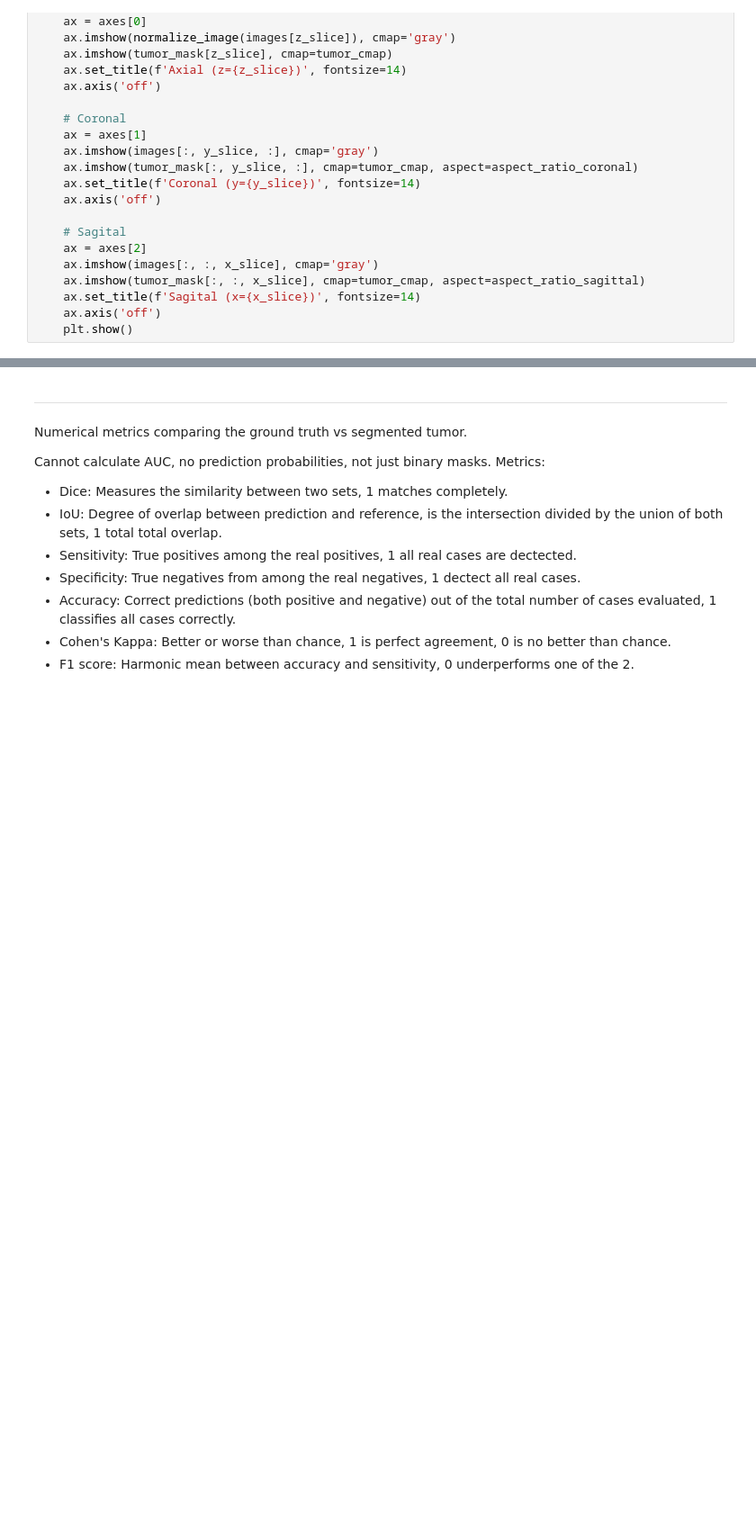
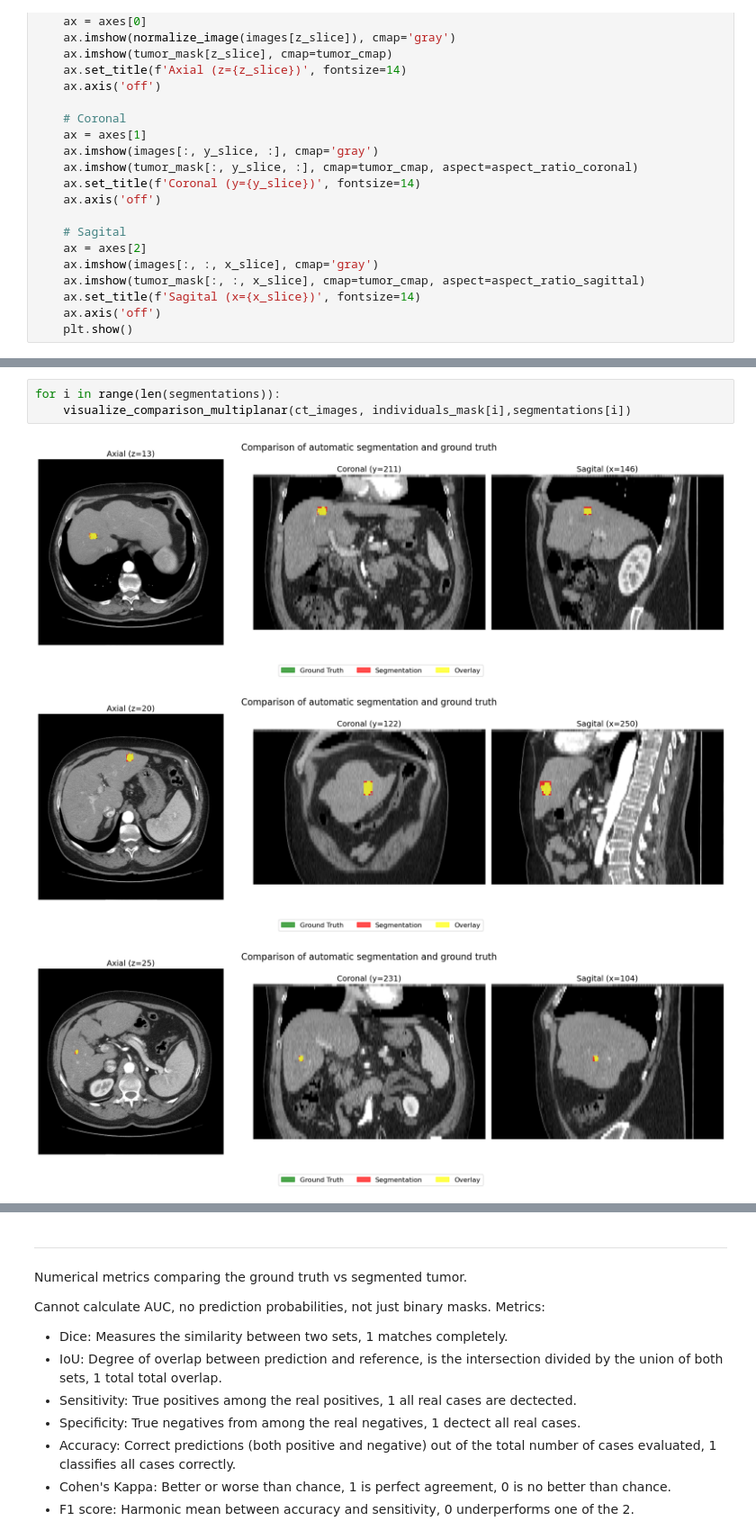
Before and after one commit to Lidnmp/medical_images_project, a Jupyter notebook: pt2.ipynb, the cells around one changed output, grey strips where cells are left out. Shown at 90% size. Drawn from its saved outputs; the diff is of its cells as text; blank space fills up the shorter version.

```diff
--- a/pt2.ipynb
+++ b/pt2.ipynb
@@ -399 +392,8 @@ visualize_comparison_multiplanar(ct_images, individuals_mask[2],borders[2])
+# %%
+for i in range(len(segmentations)):
+    visualize_comparison_multiplanar(ct_images, individuals_mask[i],segmentations[i])
+# %% [output]
+[figure, added]
+[figure, added]
+[figure, added]
 # %% [markdown]
```
Also changed, not shown: parts of 13 cells of this notebook, 1 other file.
